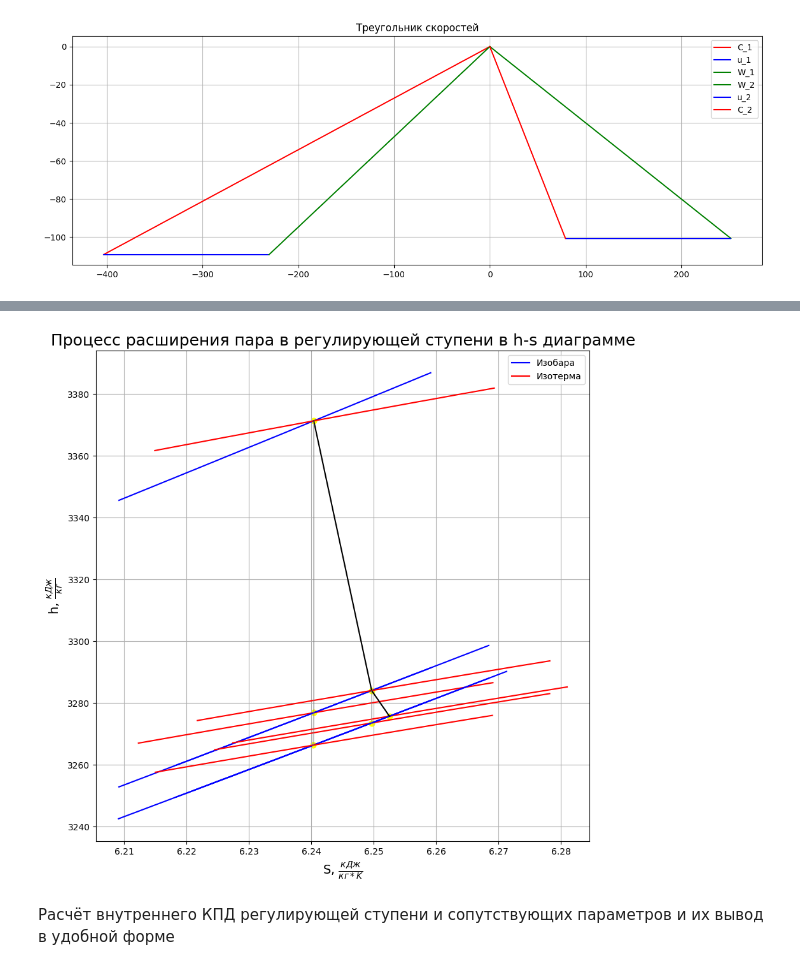
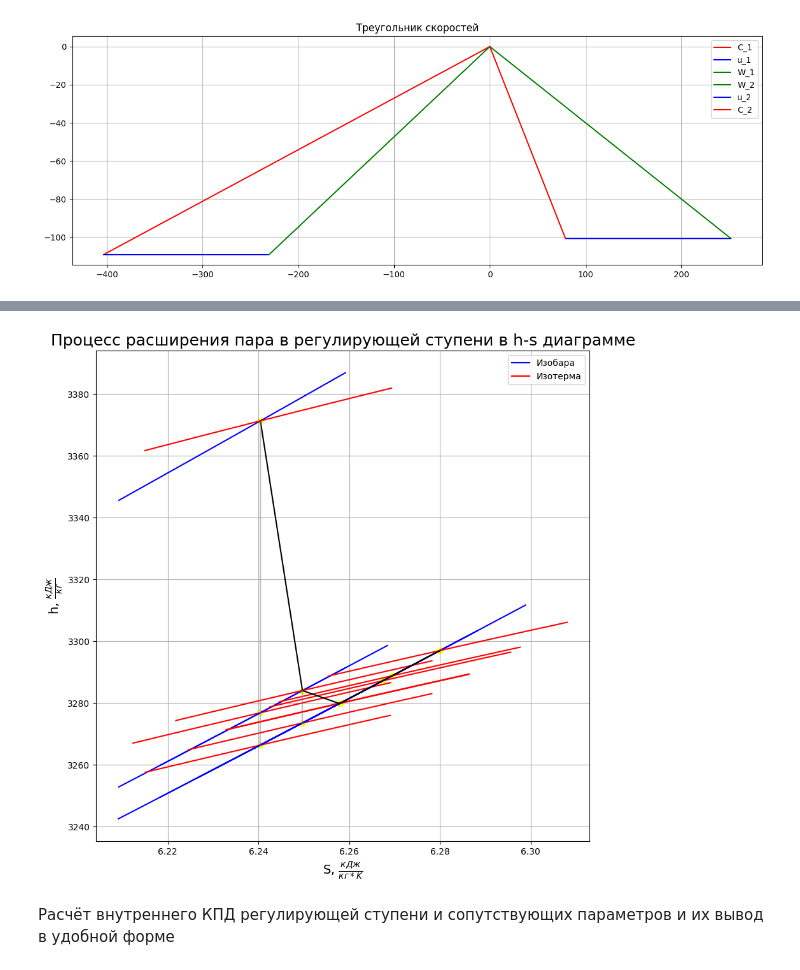
Before and after one commit to AndreyBarTF/turbines_autumn_2022-Homework, a Jupyter notebook: Курсовая_работа.ipynb, the cells around one changed output, grey strips where cells are left out. Cells and saved outputs as stored; diff of their text form; code cells hidden in the pictures.

```diff
--- a/Курсовая_работа.ipynb
+++ b/Курсовая_работа.ipynb
@@ -216,4 +225,4 @@ chast12.main(G_0, H_0, ro, point_0, rotation_speed, avg_diameter, b2)
 | Value | 6.284806 | 8.188145 | 105.0 | 0.793762 | 0.793762 | -0.0 |
 [figure]
 # %%
-point_1_t, point_1_, point_2_t, point_2_, point_t_konec = chast12.graff(G_0, H_0, ro, point_0, rotation_speed, avg_diameter, b2)
+point_1_t, point_1_, point_2_t, point_2_, point_t_konec, point_H1, point_H2, point_H3, point_H4 = chast12.graff(G_0, H_0, ro, point_0, rotation_speed, avg_diameter, b2)
@@ -220,14 +238,19 @@ point_1_t, point_1_, point_2_t, point_2_, point_t_konec = chast12.graff(G_0, H_0
 # %%
 fig, ax = plt.subplots(1,1,figsize=(10,10))
 
-compute_dop.plot_hs([point_0, point_1_t, point_1_, point_2_t, point_2_, point_t_konec], ax = ax)
+compute_dop.plot_hs([point_0, point_1_t, point_1_, point_2_t, point_2_, point_t_konec, point_H1, point_H2, point_H3, point_H4], ax = ax)
 compute_dop.plot_process([point_0, point_1_], ax = ax, color='black')
 compute_dop.plot_process([point_1_, point_2_], ax = ax, color='black')
+compute_dop.plot_process([point_2_, point_H1], ax = ax, color='black')
+compute_dop.plot_process([point_H1, point_H2], ax = ax, color='black')
+compute_dop.plot_process([point_H2, point_H3], ax = ax, color='black')
+compute_dop.plot_process([point_H3, point_H4], ax = ax, color='black')
+
 compute_dop.plot_process([point_0, point_1_t, point_t_konec], ax=ax, alpha=0.5, color='grey')
 compute_dop.plot_process([point_1_, point_2_t], ax=ax, alpha=0.5, color='grey')
 ax.grid()
 # %% [output]
-[figure, old version]
+[figure, new version]
 # %% [markdown]
 Расчёт внутреннего КПД регулирующей ступени и сопутствующих параметров и их вывод в удобной форме
 # %%
```
Also changed, not shown: parts of 13 cells of this notebook.
